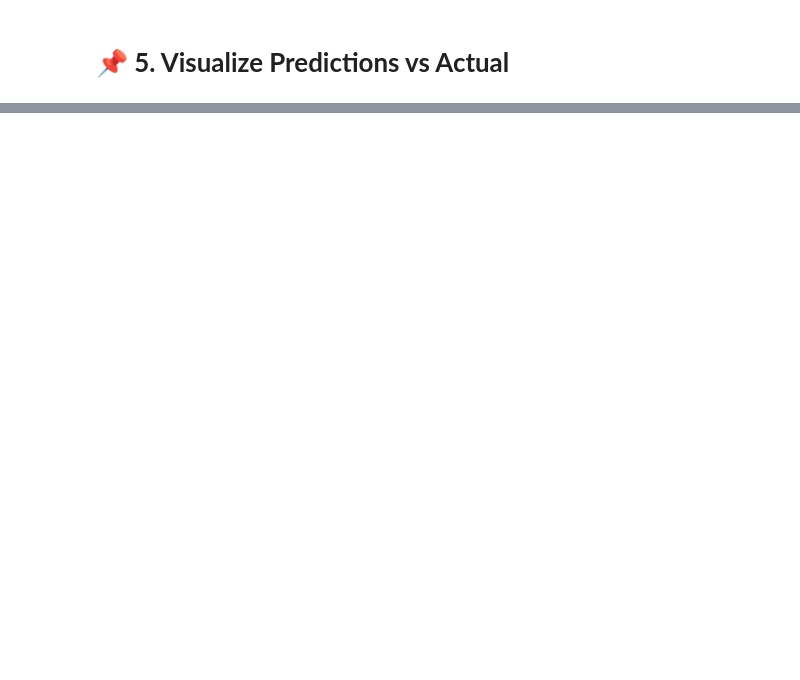
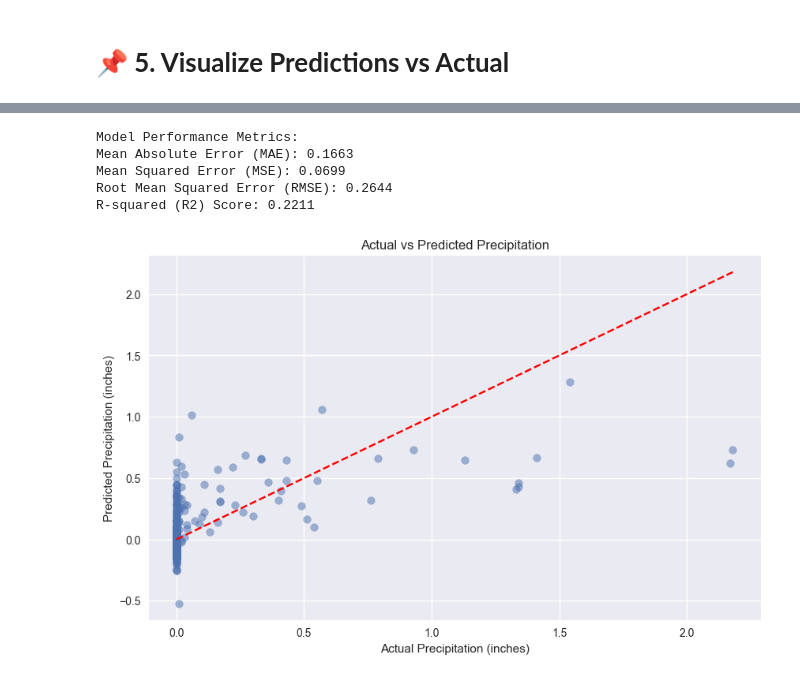
Before and after one commit to yasser0311/DS-Assignments, a Jupyter notebook: Assignment 8 - RAINFALL PREDICTION PROJECT/RAINFALL_PREDICTION_PROJECT.ipynb, the cells around one changed output, grey strips where cells are left out. Drawn from its saved outputs; the diff is of its cells as text; code cells hidden in the pictures; blank space fills up the shorter version.

```diff
--- a/Assignment 8 - RAINFALL PREDICTION PROJECT/RAINFALL_PREDICTION_PROJECT.ipynb
+++ b/Assignment 8 - RAINFALL PREDICTION PROJECT/RAINFALL_PREDICTION_PROJECT.ipynb
@@ -105,11 +167,0 @@ A. Define Features and Target
-# %%
-from sklearn.model_selection import train_test_split
-from sklearn.linear_model import LinearRegression
-from sklearn.metrics import mean_squared_error, r2_score
-
-# Features and Target
-X = df.drop(['Date', 'PrecipitationSumInches'], axis=1)
-y = df['PrecipitationSumInches']
-
-# Train-Test Split
-X_train, X_test, y_train, y_test = train_test_split(X, y, test_size=0.2, random_state=42)
@@ -243,0 +199,31 @@ Thanks to the data providers and open-source contributors who make weather datas
+# %%
+# Make predictions
+y_pred = model.predict(X_test)
+
+# Calculate metrics
+mae = metrics.mean_absolute_error(y_test, y_pred)
+mse = metrics.mean_squared_error(y_test, y_pred)
+rmse = np.sqrt(mse)
+r2 = metrics.r2_score(y_test, y_pred)
+
+print("\nModel Performance Metrics:")
+print(f"Mean Absolute Error (MAE): {mae:.4f}")
+print(f"Mean Squared Error (MSE): {mse:.4f}")
+print(f"Root Mean Squared Error (RMSE): {rmse:.4f}")
+print(f"R-squared (R2) Score: {r2:.4f}")
+
+# Plot actual vs predicted values
+plt.figure(figsize=(10, 6))
+plt.scatter(y_test, y_pred, alpha=0.5)
+plt.plot([y_test.min(), y_test.max()], [y_test.min(), y_test.max()], 'r--')
+plt.title('Actual vs Predicted Precipitation')
+plt.xlabel('Actual Precipitation (inches)')
+plt.ylabel('Predicted Precipitation (inches)')
+plt.show()
+# %% [output]
+Model Performance Metrics:
+Mean Absolute Error (MAE): 0.1663
+Mean Squared Error (MSE): 0.0699
+Root Mean Squared Error (RMSE): 0.2644
+R-squared (R2) Score: 0.2211
+[figure, added]
```
Also changed, not shown: parts of 19 cells of this notebook, 2 other files.
